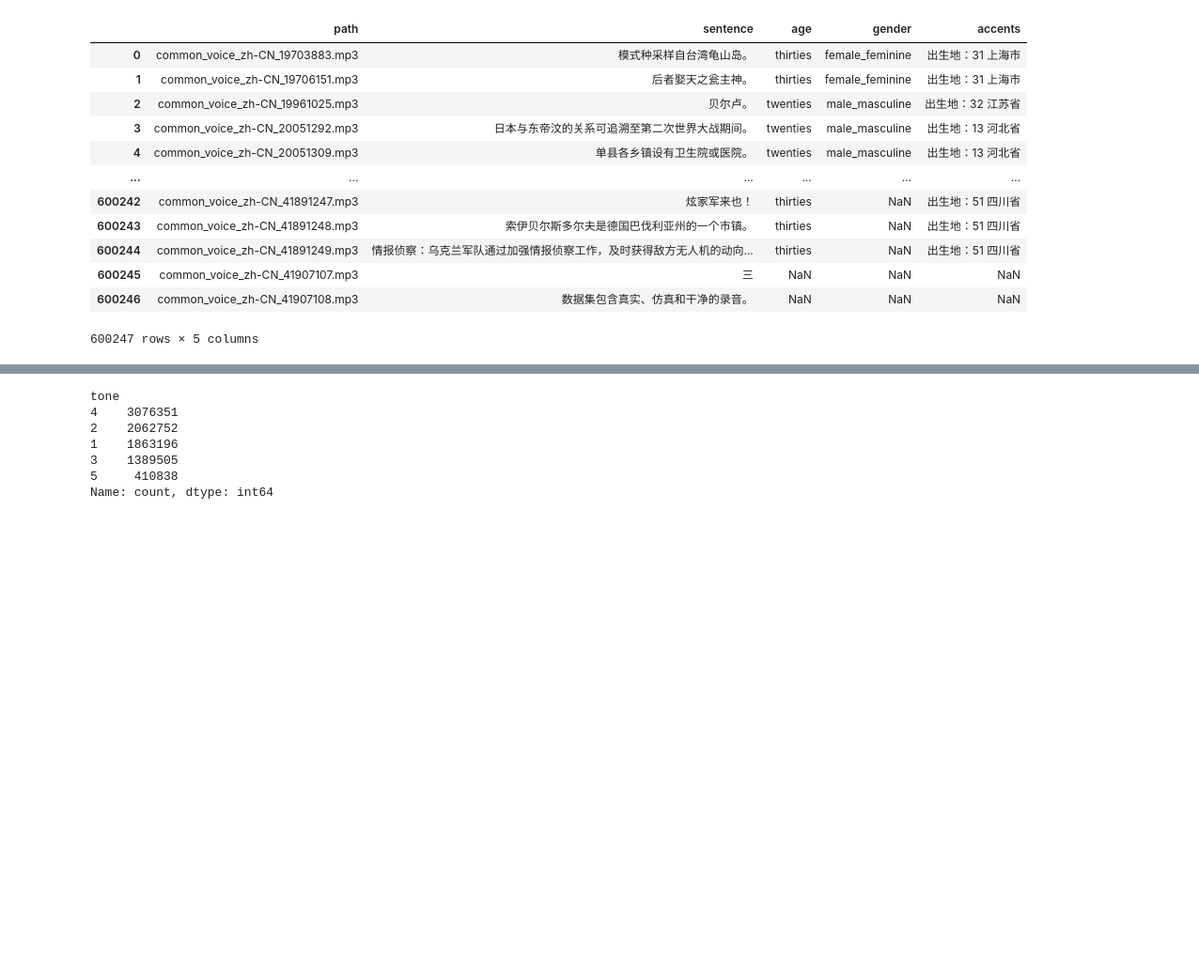
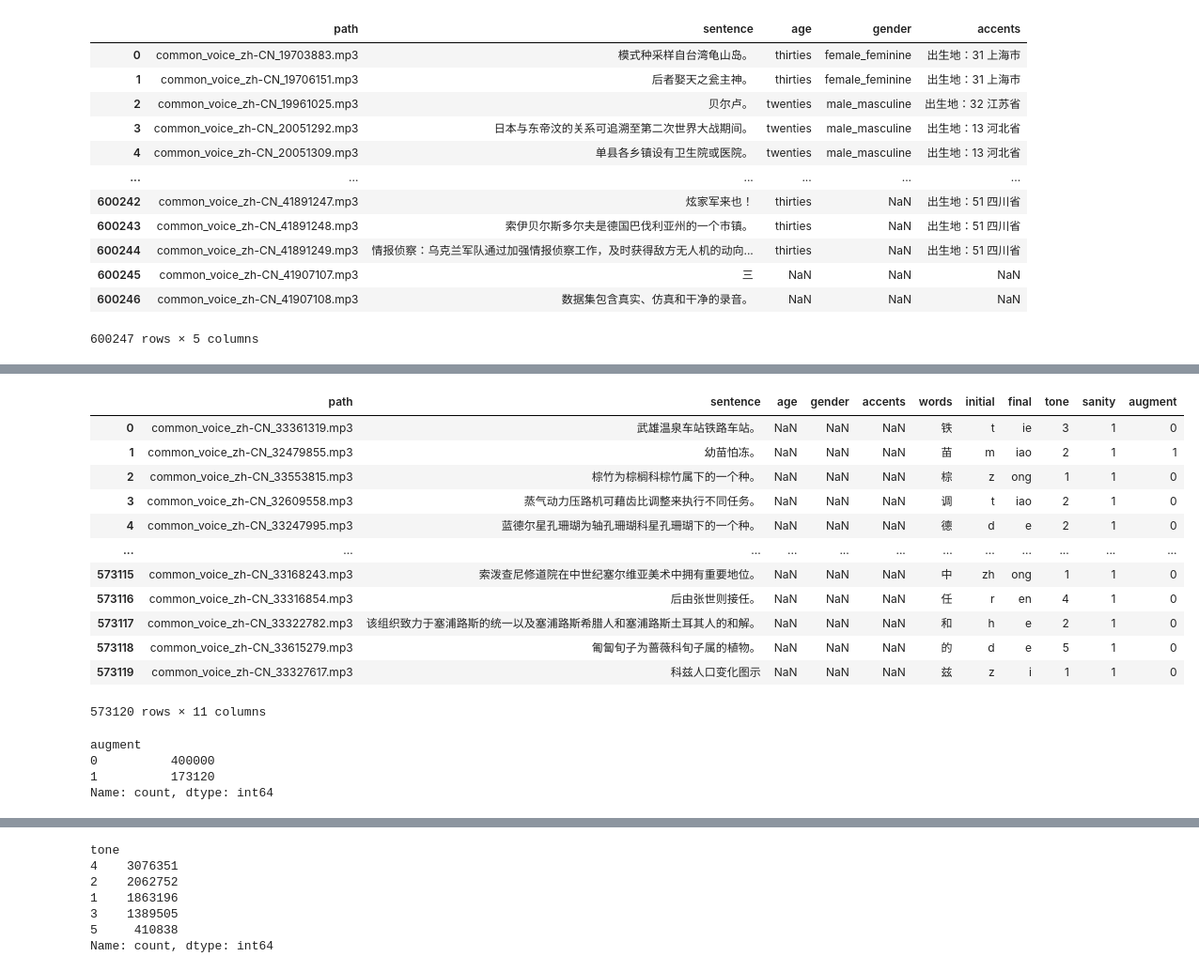
Before and after one commit to ConnorBar/audio, a Jupyter notebook: sampling-proportion.ipynb, the cells around one changed output, grey strips where cells are left out. Shown at 94% size. Drawn from its saved outputs; the diff is of its cells as text; code cells hidden in the pictures; blank space fills up the shorter version.

```diff
--- a/sampling-proportion.ipynb
+++ b/sampling-proportion.ipynb
@@ -45,0 +197,27 @@ myDF['pinyin_breakdown'] = myDF['sentence'].apply(breakdown_pinyin_v_to_u)
+# %%
+new_train_df = mark_augments(train_df)
+# %%
+new_train_df = new_train_df.sample(frac=1, random_state=RANDOM_SEED).reset_index(drop=True)
+# %%
+new_train_df
+# %% [output]
+|  | path | sentence | age | gender | accents | words | initial | final | tone | sanity | augment |
+| 0 | common_voice_zh-CN_33361319.mp3 | 武雄温泉车站铁路车站。 | NaN | NaN | NaN | 铁 | t | ie | 3 | 1 | 0 |
+| 1 | common_voice_zh-CN_32479855.mp3 | 幼苗怕冻。 | NaN | NaN | NaN | 苗 | m | iao | 2 | 1 | 1 |
+| 2 | common_voice_zh-CN_33553815.mp3 | 棕竹为棕榈科棕竹属下的一个种。 | NaN | NaN | NaN | 棕 | z | ong | 1 | 1 | 0 |
+| 3 | common_voice_zh-CN_32609558.mp3 | 蒸气动力压路机可藉齿比调整来执行不同任务。 | NaN | NaN | NaN | 调 | t | iao | 2 | 1 | 0 |
+| 4 | common_voice_zh-CN_33247995.mp3 | 蓝德尔星孔珊瑚为轴孔珊瑚科星孔珊瑚下的一个种。 | NaN | NaN | NaN | 德 | d | e | 2 | 1 | 0 |
+| ... | ... | ... | ... | ... | ... | ... | ... | ... | ... | ... | ... |
+| 573115 | common_voice_zh-CN_33168243.mp3 | 索泼查尼修道院在中世纪塞尔维亚美术中拥有重要地位。 | NaN | NaN | NaN | 中 | zh | ong | 1 | 1 | 0 |
+| 573116 | common_voice_zh-CN_33316854.mp3 | 后由张世则接任。 | NaN | NaN | NaN | 任 | r | en | 4 | 1 | 0 |
+| 573117 | common_voice_zh-CN_33322782.mp3 | 该组织致力于塞浦路斯的统一以及塞浦路斯希腊人和塞浦路斯土耳其人的和解。 | NaN | NaN | NaN | 和 | h | e | 2 | 1 | 0 |
+| 573118 | common_voice_zh-CN_33615279.mp3 | 匍匐旬子为蔷薇科旬子属的植物。 | NaN | NaN | NaN | 的 | d | e | 5 | 1 | 0 |
+| 573119 | common_voice_zh-CN_33327617.mp3 | 科兹人口变化图示 | NaN | NaN | NaN | 兹 | z | i | 1 | 1 | 0 |
+573120 rows × 11 columns
+# %%
+new_train_df[['augment']].value_counts()
+# %% [output]
+augment
+0          400000
+1          173120
+Name: count, dtype: int64
```
Also changed, not shown: parts of 53 cells of this notebook, 9 other files.
